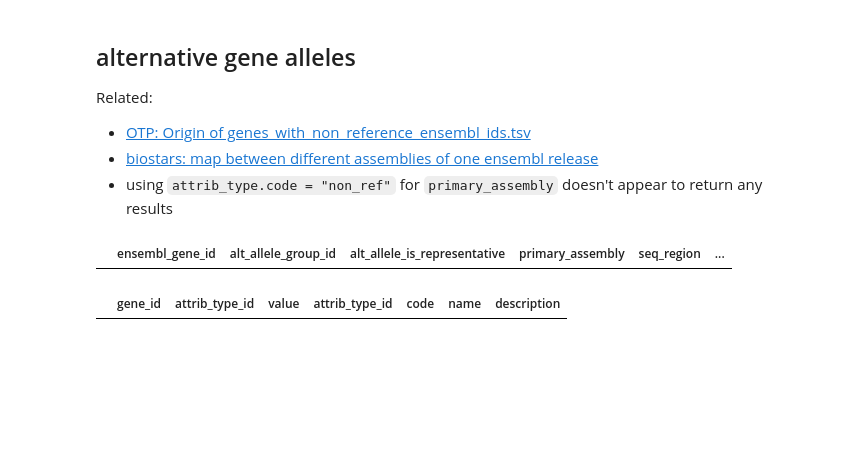
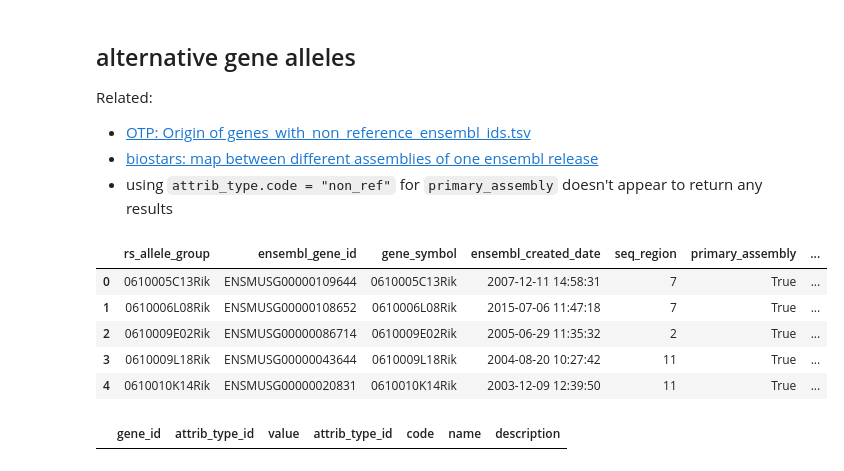
Before and after one commit to related-sciences/ensembl-genes, a Jupyter notebook: ensembl_genes_eda.ipynb, the cells around one changed output. Saved outputs shown, nothing was run; the diff lists cells and outputs as text; code cells hidden in the pictures; blank space fills up the shorter version.

Commit message:
export mus_musculus_core_111_39 on 2024-02-15
code version d2ecc10a2484d783db01f9760ce669e7be8416eb
built by <https://github.com/related-sciences/ensembl-genes/actions/runs/7919013544>

```diff
--- a/ensembl_genes_eda.ipynb
+++ b/ensembl_genes_eda.ipynb
@@ -134,9 +134,14 @@ Related:
 - [biostars: map between different assemblies of one ensembl release](https://www.biostars.org/p/143956/)
 - using `attrib_type.code = "non_ref"` for `primary_assembly` doesn't appear to return any results
 # %%
-ensg.alt_allele_df.head()
+ensg.representative_gene_df.head()
 # %% [output]
-|  | ensembl_gene_id | alt_allele_group_id | alt_allele_is_representative | primary_assembly | seq_region | ... |
+|  | rs_allele_group | ensembl_gene_id | gene_symbol | ensembl_created_date | seq_region | primary_assembly | ... |
+| 0 | 0610005C13Rik | ENSMUSG00000109644 | 0610005C13Rik | 2007-12-11 14:58:31 | 7 | True | ... |
+| 1 | 0610006L08Rik | ENSMUSG00000108652 | 0610006L08Rik | 2015-07-06 11:47:18 | 7 | True | ... |
+| 2 | 0610009E02Rik | ENSMUSG00000086714 | 0610009E02Rik | 2005-06-29 11:35:32 | 2 | True | ... |
+| 3 | 0610009L18Rik | ENSMUSG00000043644 | 0610009L18Rik | 2004-08-20 10:27:42 | 11 | True | ... |
+| 4 | 0610010K14Rik | ENSMUSG00000020831 | 0610010K14Rik | 2003-12-09 12:39:50 | 11 | True | ... |
 # %%
 # looks like non_ref isn't set for human genes
 query = '''
```
Also changed, not shown: parts of 10 cells of this notebook, 22 other files.
